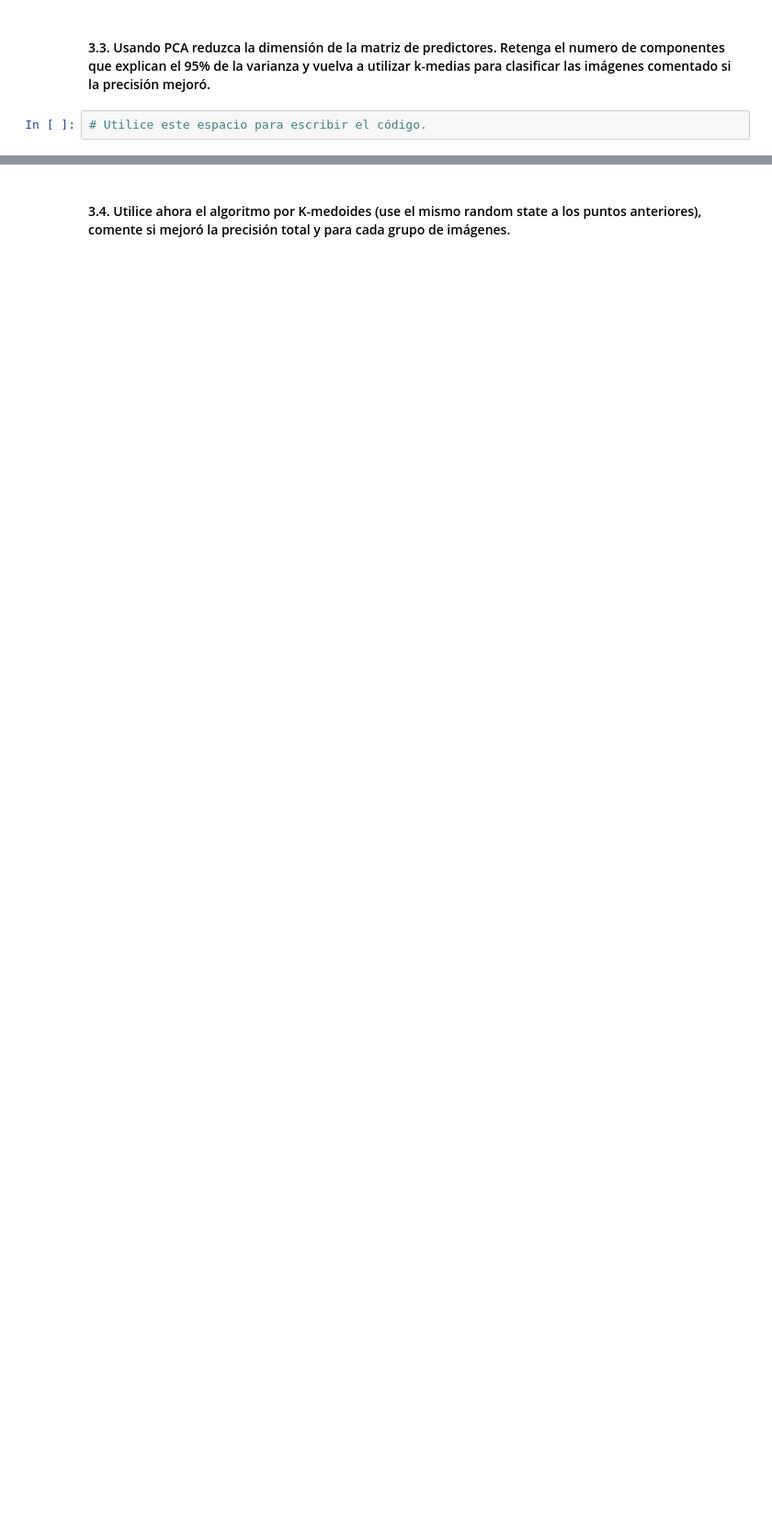
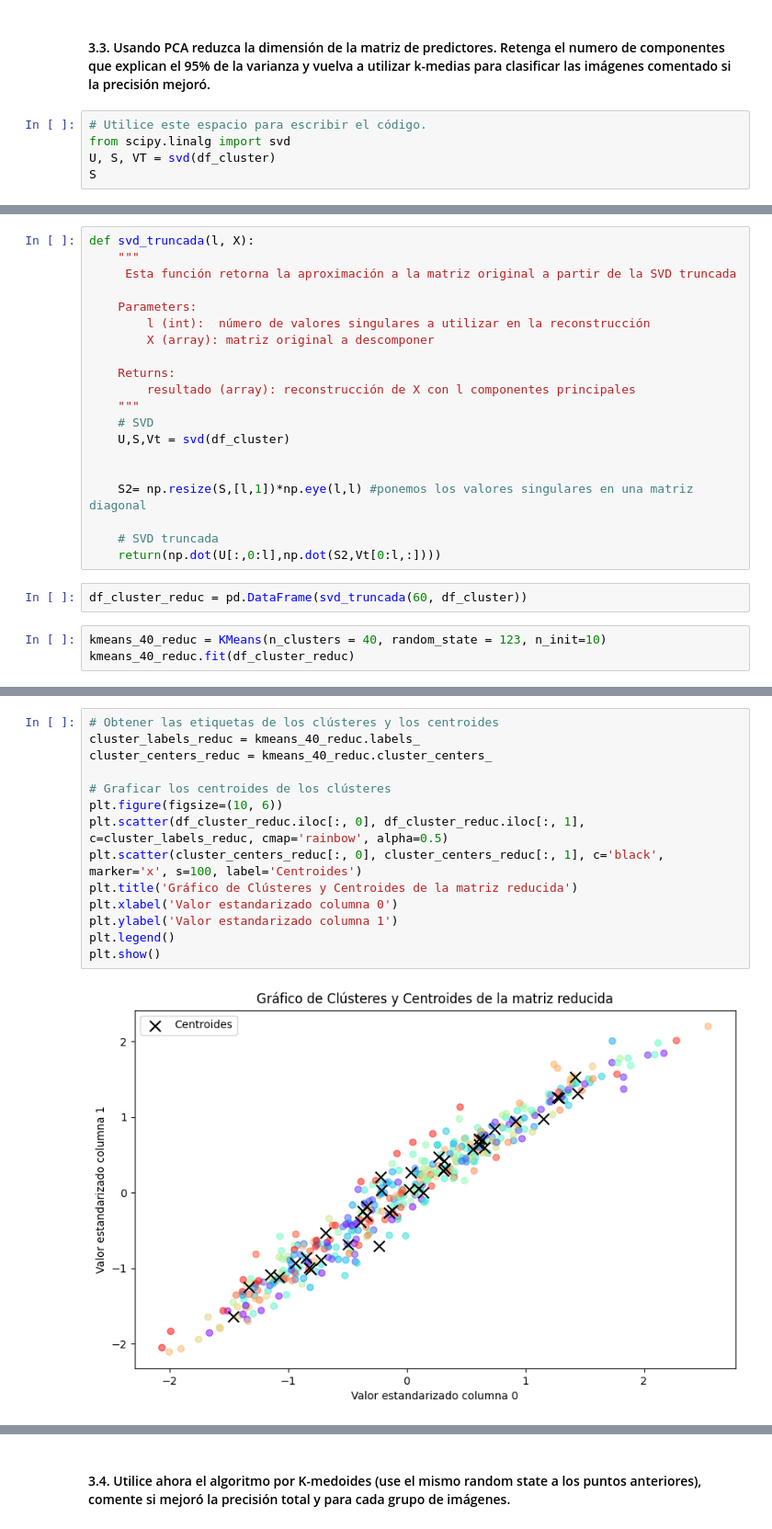
Before and after one commit to jddiaze/AprendizajeNoSupervisado, a Jupyter notebook: Semana3/S3_LC_Taller_Kmeans_Kmedoids.ipynb, the cells around one changed output, grey strips where cells are left out. Shown at 92% size. Saved outputs shown, nothing was run; the diff lists cells and outputs as text; blank space fills up the shorter version.

```diff
--- a/Semana3/S3_LC_Taller_Kmeans_Kmedoids.ipynb
+++ b/Semana3/S3_LC_Taller_Kmeans_Kmedoids.ipynb
@@ -245,3 +245,6 @@ Análisis y Conclusiones
 #### 3.3. Usando PCA reduzca la dimensión de la matriz de predictores. Retenga el numero de componentes que explican el 95% de la varianza y vuelva a utilizar k-medias para clasificar las imágenes comentado si la precisión mejoró.
 # %%
 # Utilice este espacio para escribir el código.
+from scipy.linalg import svd
+U, S, VT = svd(df_cluster)
+S
@@ -249,0 +274,25 @@ Análisis y Conclusiones
+# %%
+def svd_truncada(l, X):
+    """
+     Esta función retorna la aproximación a la matriz original a partir de la SVD truncada
+
+    Parameters:
+        l (int):  número de valores singulares a utilizar en la reconstrucción
+        X (array): matriz original a descomponer
+
+    Returns:
+        resultado (array): reconstrucción de X con l componentes principales
+    """
+    # SVD
+    U,S,Vt = svd(df_cluster)
+
+
+    S2= np.resize(S,[l,1])*np.eye(l,l) #ponemos los valores singulares en una matriz diagonal
+
+    # SVD truncada
+    return(np.dot(U[:,0:l],np.dot(S2,Vt[0:l,:])))
+# %%
+df_cluster_reduc = pd.DataFrame(svd_truncada(60, df_cluster))
+# %%
+kmeans_40_reduc = KMeans(n_clusters = 40, random_state = 123, n_init=10)
+kmeans_40_reduc.fit(df_cluster_reduc)
@@ -249,0 +301,16 @@ Análisis y Conclusiones
+# %%
+# Obtener las etiquetas de los clústeres y los centroides
+cluster_labels_reduc = kmeans_40_reduc.labels_
+cluster_centers_reduc = kmeans_40_reduc.cluster_centers_
+
+# Graficar los centroides de los clústeres
+plt.figure(figsize=(10, 6))
+plt.scatter(df_cluster_reduc.iloc[:, 0], df_cluster_reduc.iloc[:, 1], c=cluster_labels_reduc, cmap='rainbow', alpha=0.5)
+plt.scatter(cluster_centers_reduc[:, 0], cluster_centers_reduc[:, 1], c='black', marker='x', s=100, label='Centroides')
+plt.title('Gráfico de Clústeres y Centroides de la matriz reducida')
+plt.xlabel('Valor estandarizado columna 0')
+plt.ylabel('Valor estandarizado columna 1')
+plt.legend()
+plt.show()
+# %% [output]
+[figure, added]
```
Also changed, not shown: parts of 12 cells of this notebook.
